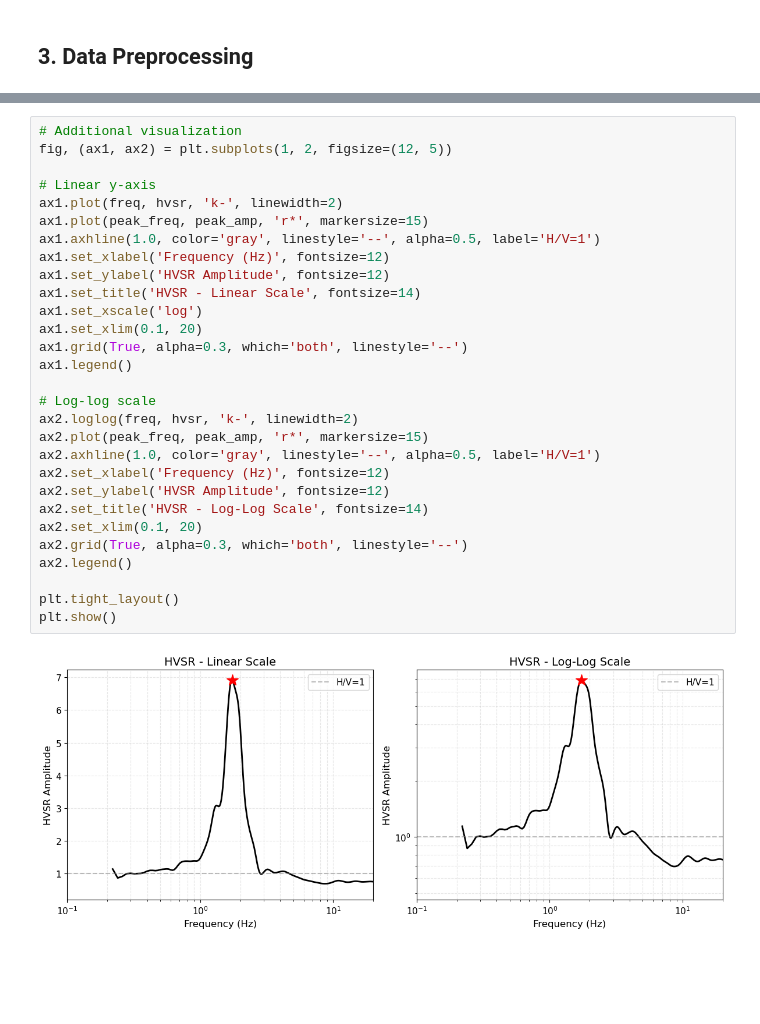
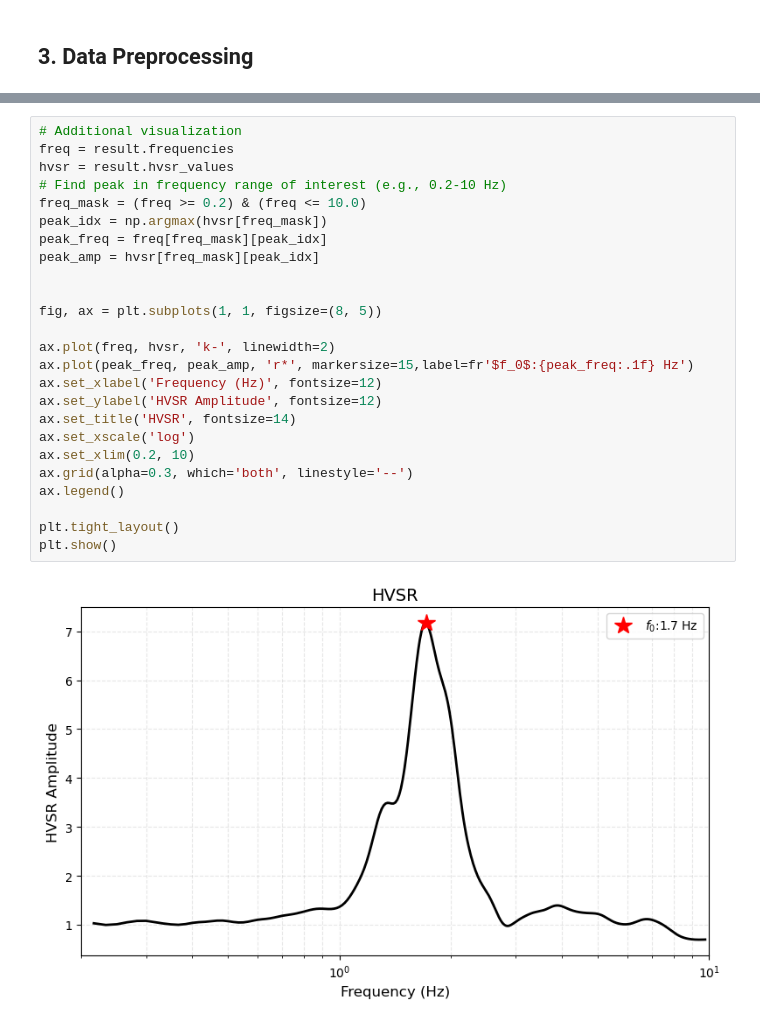
Before and after one commit to Shihao-Yuan/hvsr-lite, a Jupyter notebook: examples/single_station_example.ipynb, the cells around one changed output, grey strips where cells are left out. Saved outputs shown, nothing was run; the diff lists cells and outputs as text; blank space fills up the shorter version.

```diff
--- a/examples/single_station_example.ipynb
+++ b/examples/single_station_example.ipynb
@@ -333,31 +256,27 @@ plt.show()
-# %%
-# Additional visualization
-fig, (ax1, ax2) = plt.subplots(1, 2, figsize=(12, 5))
-
-# Linear y-axis
-ax1.plot(freq, hvsr, 'k-', linewidth=2)
-ax1.plot(peak_freq, peak_amp, 'r*', markersize=15)
-ax1.axhline(1.0, color='gray', linestyle='--', alpha=0.5, label='H/V=1')
-ax1.set_xlabel('Frequency (Hz)', fontsize=12)
-ax1.set_ylabel('HVSR Amplitude', fontsize=12)
-ax1.set_title('HVSR - Linear Scale', fontsize=14)
-ax1.set_xscale('log')
-ax1.set_xlim(0.1, 20)
-ax1.grid(True, alpha=0.3, which='both', linestyle='--')
-ax1.legend()
-
-# Log-log scale
-ax2.loglog(freq, hvsr, 'k-', linewidth=2)
-ax2.plot(peak_freq, peak_amp, 'r*', markersize=15)
-ax2.axhline(1.0, color='gray', linestyle='--', alpha=0.5, label='H/V=1')
-ax2.set_xlabel('Frequency (Hz)', fontsize=12)
-ax2.set_ylabel('HVSR Amplitude', fontsize=12)
-ax2.set_title('HVSR - Log-Log Scale', fontsize=14)
-ax2.set_xlim(0.1, 20)
-ax2.grid(True, alpha=0.3, which='both', linestyle='--')
-ax2.legend()
-
-plt.tight_layout()
-plt.show()
-# %% [output]
-[figure, removed]
+# %%
+# Additional visualization
+freq = result.frequencies
+hvsr = result.hvsr_values
+# Find peak in frequency range of interest (e.g., 0.2-10 Hz)
+freq_mask = (freq >= 0.2) & (freq <= 10.0)
+peak_idx = np.argmax(hvsr[freq_mask])
+peak_freq = freq[freq_mask][peak_idx]
+peak_amp = hvsr[freq_mask][peak_idx]
+
+
+fig, ax = plt.subplots(1, 1, figsize=(8, 5))
+
+ax.plot(freq, hvsr, 'k-', linewidth=2)
+ax.plot(peak_freq, peak_amp, 'r*', markersize=15,label=fr'$f_0$:{peak_freq:.1f} Hz')
+ax.set_xlabel('Frequency (Hz)', fontsize=12)
+ax.set_ylabel('HVSR Amplitude', fontsize=12)
+ax.set_title('HVSR', fontsize=14)
+ax.set_xscale('log')
+ax.set_xlim(0.2, 10)
+ax.grid(alpha=0.3, which='both', linestyle='--')
+ax.legend()
+
+plt.tight_layout()
+plt.show()
+# %% [output]
+[figure, added]
```
Also changed, not shown: parts of 11 cells of this notebook, 10 other files.
